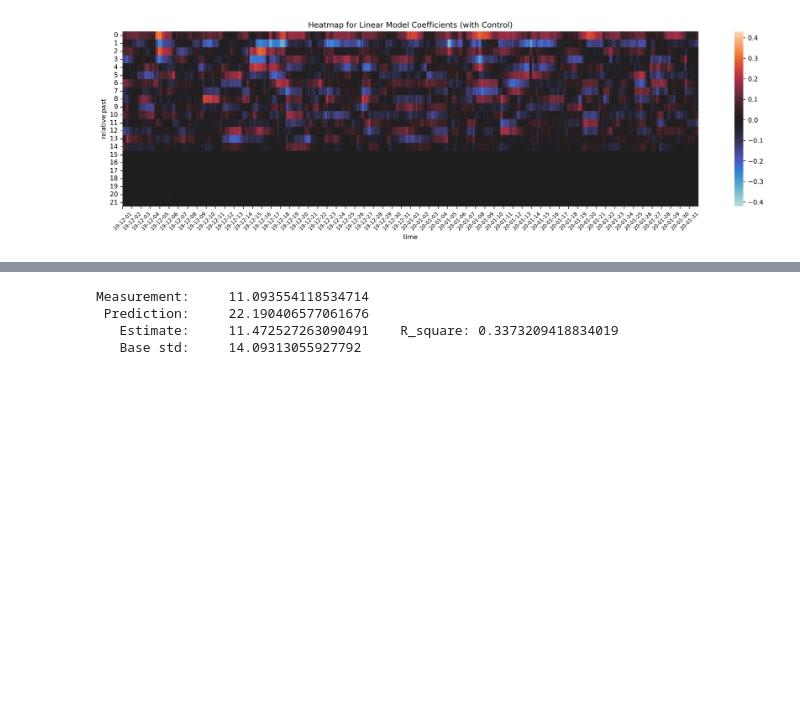
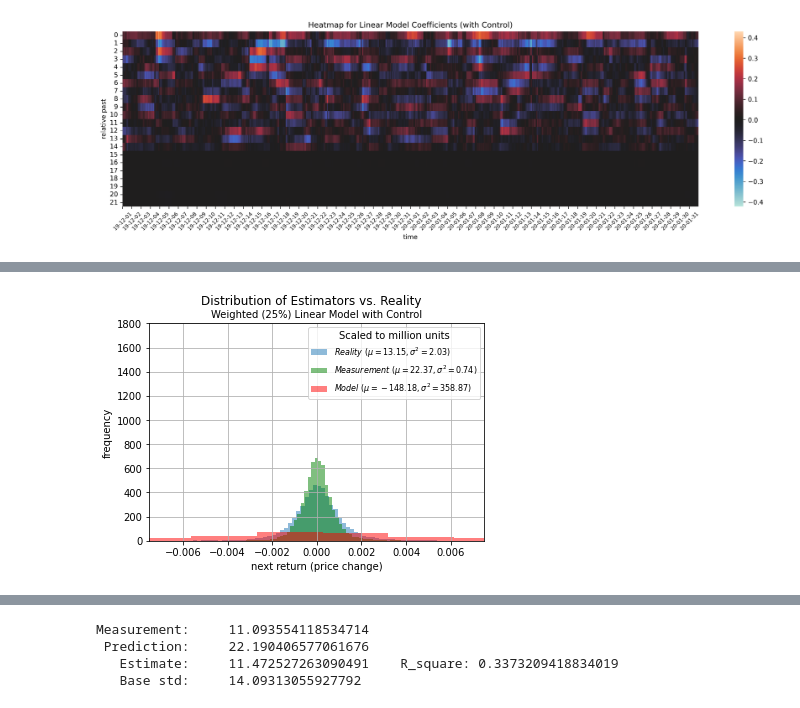
Before and after one commit to MohsenGhodrati/cvx_project_Kalman_Filter, a Jupyter notebook: Experiments.ipynb, the cells around one changed output, grey strips where cells are left out. Drawn from its saved outputs; the diff is of its cells as text; code cells hidden in the pictures; blank space fills up the shorter version.

```diff
--- a/Experiments.ipynb
+++ b/Experiments.ipynb
@@ -538,0 +667,9 @@ plt.show()
+# %%
+alpha_inv = 25  # 99, 95, 90, 80, 50, 25
+m, k, alpha = 15, 511, 1. / (alpha_inv/100)
+results = pd.read_csv(f'data/weighted_linear_model_with_control[k={k},m={m},a={alpha}]')
+results['Unnamed: 0'] = pd.to_datetime(results['Unnamed: 0'])
+results.set_index('Unnamed: 0', drop=True, inplace=True)
+results.index.name = None
+results = results.astype(float)
+results
@@ -538,0 +690,25 @@ plt.show()
+# %%
+results['Reality'].hist(
+    bins=300, alpha=0.5, density=True,
+    label=r'$Reality\ (\mu={:.2f}, \sigma^2={:.2f})$'.format(
+        results['Reality'].mean()*1000000, results['Reality'].var()*1000000))
+results['Measurement'].hist(
+    bins=300, alpha=0.5, color='green', density=True,
+    label=r'$Measurement\ (\mu={:.2f}, \sigma^2={:.2f})$'.format(
+        results['Measurement'].mean()*1000000, results['Measurement'].var()*1000000))
+results['Prediction'].hist(
+    bins=300, alpha=0.5, color='red', density=True,
+    label=r'$Model\ (\mu={:.2f}, \sigma^2={:.2f})$'.format(
+        results['Prediction'].mean()*1000000, results['Prediction'].var()*1000000))
+
+plt.xlim([-0.0075, 0.0075])
+plt.legend(title='Scaled to million units', fontsize=8)
+plt.suptitle('Distribution of Estimators vs. Reality')
+plt.title(f'Weighted ({alpha_inv}%) Linear Model with Control', fontsize=10)
+plt.xlabel('next return (price change)')
+plt.ylabel('frequency')
+plt.ylim([0, 1800])
+plt.savefig(f'plots/histogram_control_weighted({alpha_inv}).png', dpi=300)
+plt.show()
+# %% [output]
+[figure, added]
```
Also changed, not shown: parts of 13 cells of this notebook, 28 other files.
